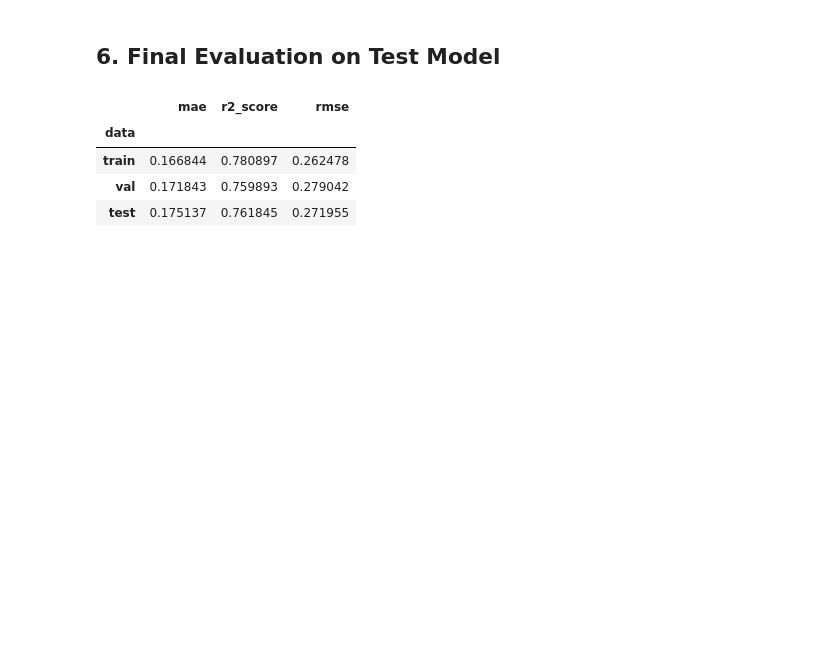
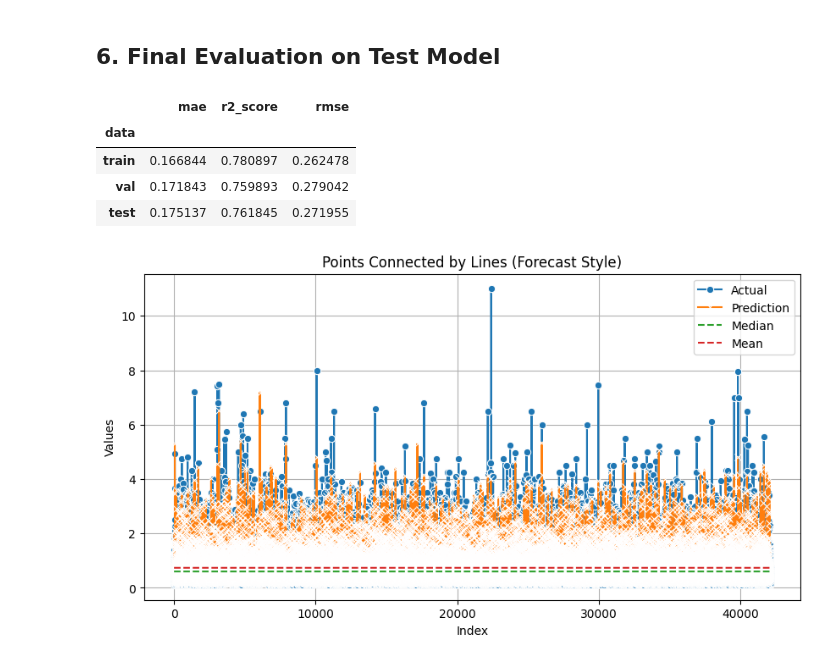
Before and after one commit to rishabhpancholi/house-price-prediction-ml-project, a Jupyter notebook: notebooks/model_training.ipynb, the cells around one changed output. Cells and saved outputs as stored; diff of their text form; code cells hidden in the pictures; blank space fills up the shorter version.

Commit message:
Model training and hyperparameter tuning done

```diff
--- a/notebooks/model_training.ipynb
+++ b/notebooks/model_training.ipynb
@@ -1063,3 +1260,33 @@ results_df
 | train | 0.166844 | 0.780897 | 0.262478 |
 | val | 0.171843 | 0.759893 | 0.279042 |
 | test | 0.175137 | 0.761845 | 0.271955 |
+# %%
+def make_forecast_plot(y, y_pred):
+    idx = np.arange(len(y))  # X-axis indexes
+    y_median = [np.median(y)] * len(y)
+    y_mean = [np.mean(y)] * len(y)
+
+    df = pd.DataFrame({
+        "Index": idx,
+        "y": y,
+        "y_pred": y_pred,
+        "y_median": y_median,
+        "y_mean": y_mean
+    })
+
+    plt.figure(figsize=(10, 5))
+    sns.lineplot(data=df, x="Index", y="y", label="Actual", marker="o")
+    sns.lineplot(data=df, x="Index", y="y_pred", label="Prediction", marker="x")
+    sns.lineplot(data=df, x="Index", y="y_median", label="Median", linestyle="--")
+    sns.lineplot(data=df, x="Index", y="y_mean", label="Mean", linestyle="--")
+
+    plt.xlabel("Index")
+    plt.ylabel("Values")
+    plt.title("Points Connected by Lines (Forecast Style)")
+    plt.grid(True)
+    plt.show()
+
+# Call with your arrays
+make_forecast_plot(y_train, y_train_pred)
+# %% [output]
+[figure, added]
```
Also changed, not shown: parts of 7 cells of this notebook.
